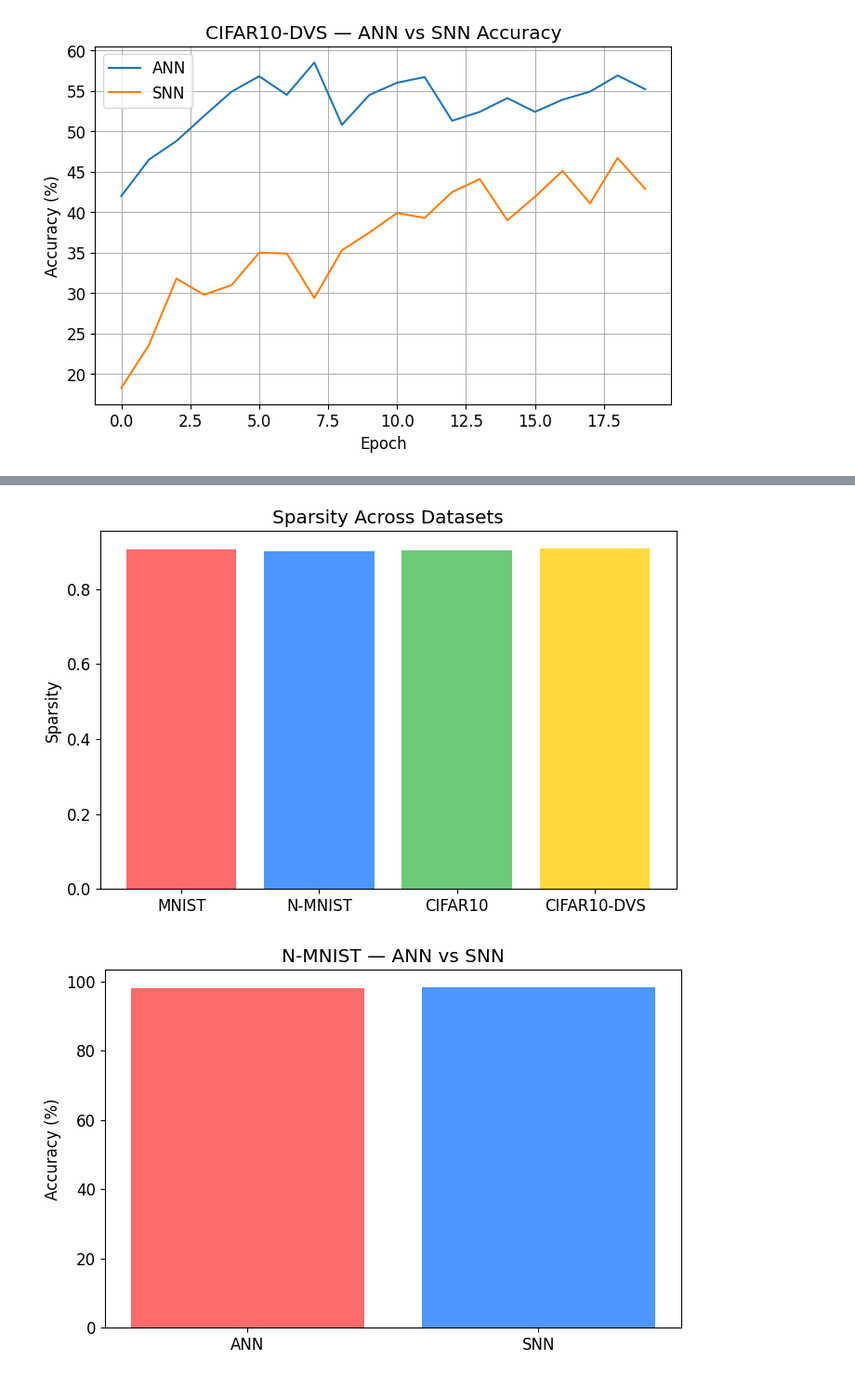
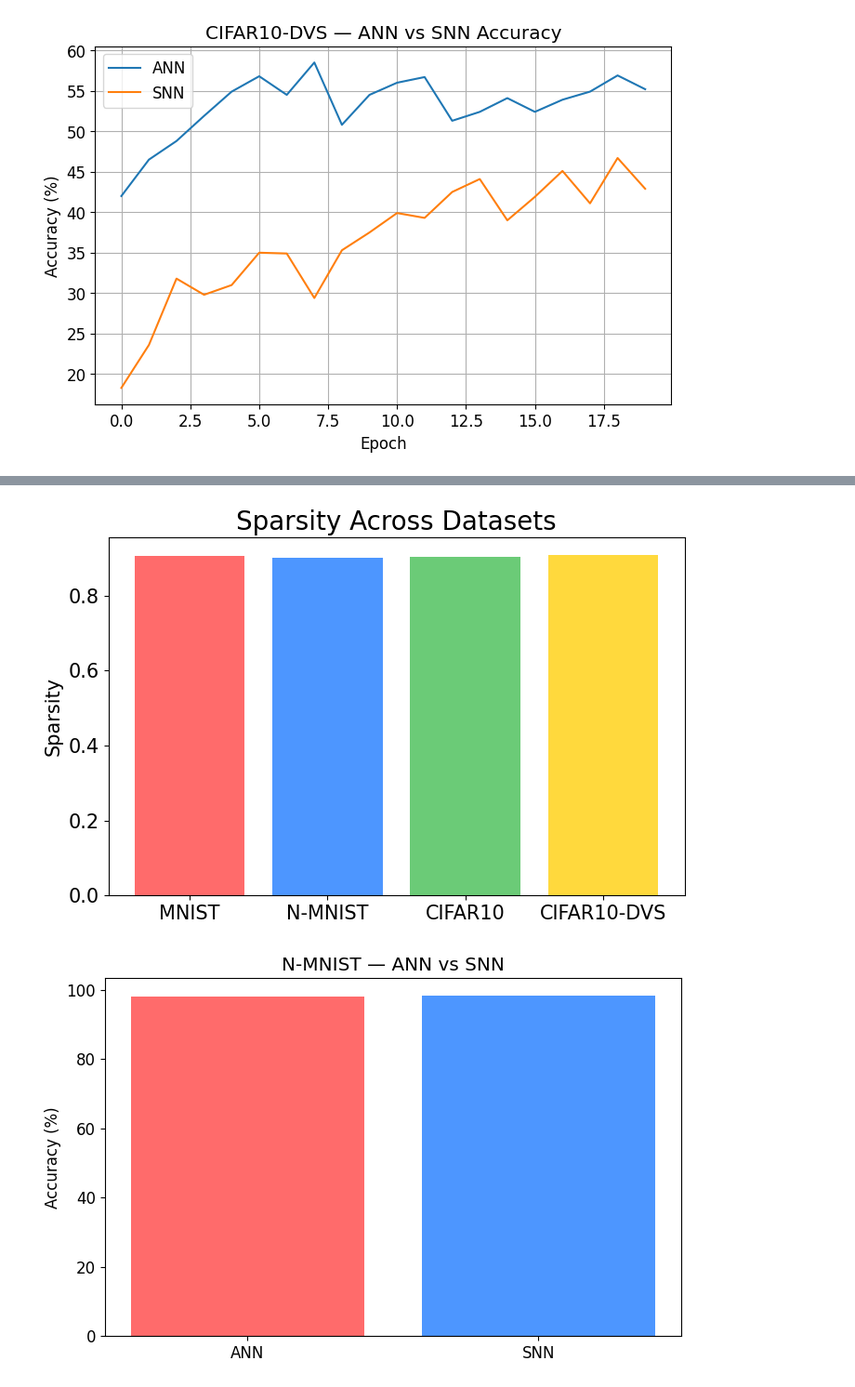
Before and after one commit to julenlegido/SpikingNeuralNetworks, a Jupyter notebook: notebooks/temporal_datasets.ipynb, the cells around one changed output, grey strips where cells are left out. Shown at 93% size. Saved outputs shown, nothing was run; the diff lists cells and outputs as text; code cells hidden in the pictures.

```diff
--- a/notebooks/temporal_datasets.ipynb
+++ b/notebooks/temporal_datasets.ipynb
@@ -594,20 +599,22 @@ plt.show()
 # %%
 sp = [
     smnist_static["sparsity"],
     spk10["sparsity"],
     scifar_static["sparsity"],
     spk_dvs095["sparsity"]
 ]
 
 colors = ['#FF6B6B', '#4D96FF', '#6BCB77', '#FFD93D']
 
 plt.bar(datasets, sp, color=colors)
-plt.ylabel("Sparsity")
-plt.title("Sparsity Across Datasets")
-plt.savefig("results/figures/static_temporal_sparsity_comparison.png", dpi=300)
+plt.ylabel("Sparsity", fontsize=15)
+plt.xticks(fontsize=15)
+plt.yticks(fontsize=15)
+plt.title("Sparsity Across Datasets", fontsize=20)
+#plt.savefig("results/figures/static_temporal_sparsity_comparison.png", dpi=300)
 plt.show()
 # %% [output]
-[figure, old version]
+[figure, new version]
 # %%
 ann_nmnist2 = load_json("results/logs/ann_nmnist_seed_summary.json")
 snn_nmnist2 = load_json("results/logs/snn_nmnist_seed_summary.json")
```
Also changed, not shown: parts of 9 cells of this notebook, 3 other files.
